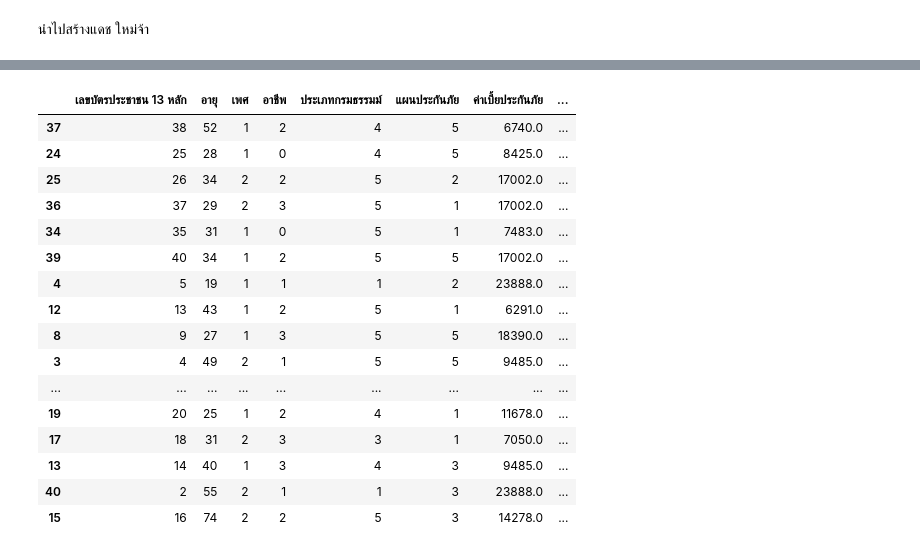
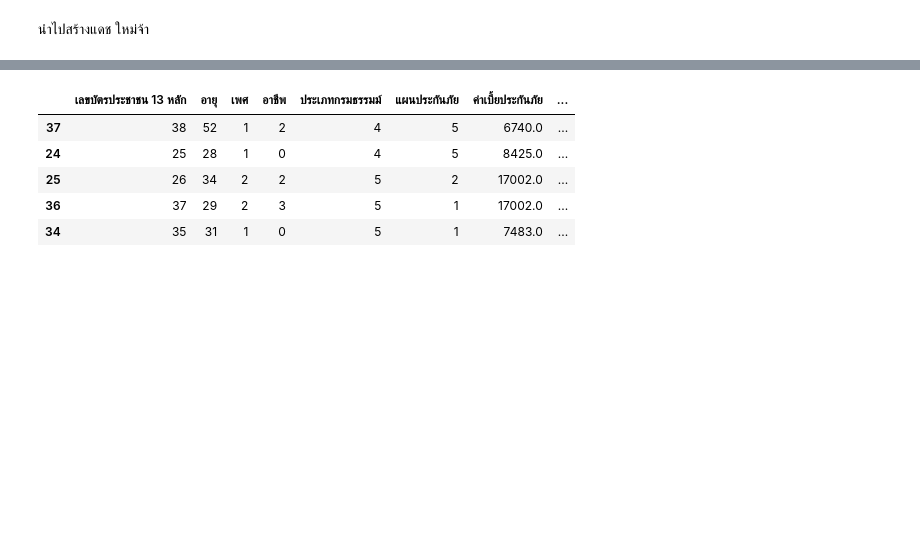
Before and after one commit to Suchada2000/MY-WORK, a Jupyter notebook: Untitled31.ipynb, the cells around one changed output, grey strips where cells are left out. Saved outputs shown, nothing was run; the diff lists cells and outputs as text; code cells hidden in the pictures; blank space fills up the shorter version.

```diff
--- a/Untitled31.ipynb
+++ b/Untitled31.ipynb
@@ -548,20 +739,9 @@ plt.show()
 # %%
-X_test
+X_test.head()
 # %% [output]
 |  | เลขบัตรประชาชน 13 หลัก | อายุ | เพศ | อาชีพ | ประเภทกรมธรรมม์ | แผนประกันภัย | ค่าเบี้ยประกันภัย | ... |
 | 37 | 38 | 52 | 1 | 2 | 4 | 5 | 6740.0 | ... |
 | 24 | 25 | 28 | 1 | 0 | 4 | 5 | 8425.0 | ... |
 | 25 | 26 | 34 | 2 | 2 | 5 | 2 | 17002.0 | ... |
 | 36 | 37 | 29 | 2 | 3 | 5 | 1 | 17002.0 | ... |
 | 34 | 35 | 31 | 1 | 0 | 5 | 1 | 7483.0 | ... |
-| 39 | 40 | 34 | 1 | 2 | 5 | 5 | 17002.0 | ... |
-| 4 | 5 | 19 | 1 | 1 | 1 | 2 | 23888.0 | ... |
-| 12 | 13 | 43 | 1 | 2 | 5 | 1 | 6291.0 | ... |
-| 8 | 9 | 27 | 1 | 3 | 5 | 5 | 18390.0 | ... |
-| 3 | 4 | 49 | 2 | 1 | 5 | 5 | 9485.0 | ... |
-| ... | ... | ... | ... | ... | ... | ... | ... | ... |
-| 19 | 20 | 25 | 1 | 2 | 4 | 1 | 11678.0 | ... |
-| 17 | 18 | 31 | 2 | 3 | 3 | 1 | 7050.0 | ... |
-| 13 | 14 | 40 | 1 | 3 | 4 | 3 | 9485.0 | ... |
-| 40 | 2 | 55 | 2 | 1 | 1 | 3 | 23888.0 | ... |
-| 15 | 16 | 74 | 2 | 2 | 5 | 3 | 14278.0 | ... |
```
Also changed, not shown: parts of 13 cells of this notebook.
